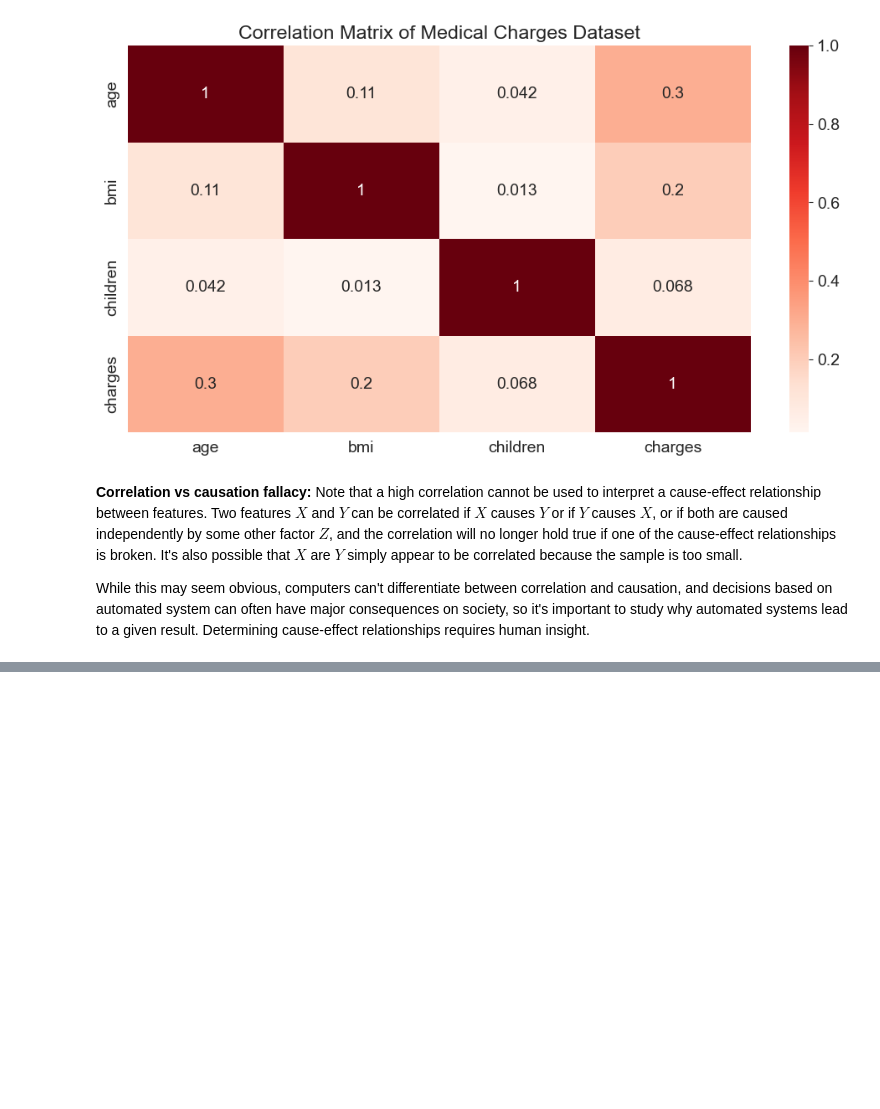
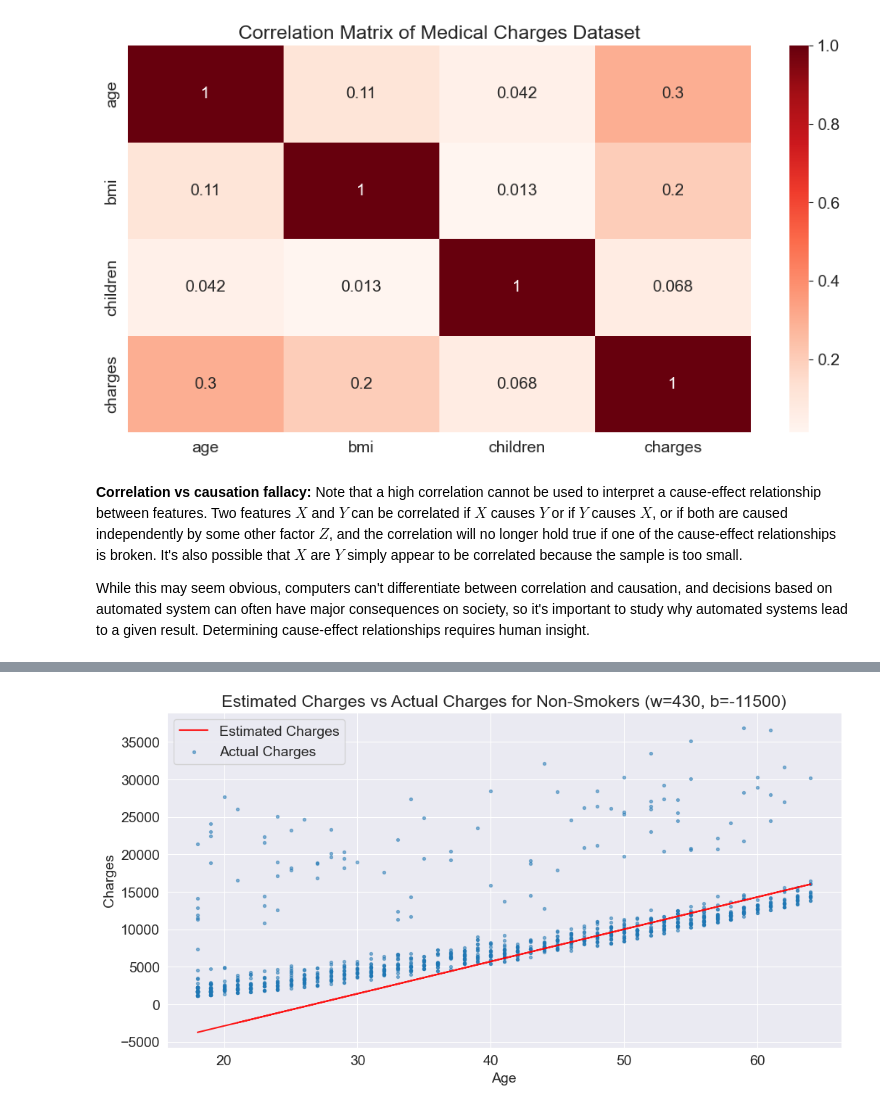
Before and after one commit to Abdllahy/annual-medical-expenditure, a Jupyter notebook: main.ipynb, the cells around one changed output, grey strips where cells are left out. Cells and saved outputs as stored; diff of their text form; code cells hidden in the pictures; blank space fills up the shorter version.

```diff
--- a/main.ipynb
+++ b/main.ipynb
@@ -328,0 +459,23 @@ While this may seem obvious, computers can't differentiate between correlation a
+# %%
+def try_parameters(w, b):
+    """
+    Plot the estimated charges against actual charges for non-smokers using given parameters w and b.
+
+    Parameters:
+    w (float): The weight (slope) of the linear regression line.
+    b (float): The bias (intercept) of the linear regression line.
+    """
+    estimated_charges = estimate_charges(ages, w, b)
+
+    plt.plot(ages, estimated_charges, 'r', alpha=0.9)
+    plt.scatter(ages, target, s=8, alpha=0.5)
+
+    plt.xlabel('Age')
+    plt.ylabel('Charges')
+    plt.title(f'Estimated Charges vs Actual Charges for Non-Smokers (w={w}, b={b})')
+    plt.legend(['Estimated Charges', 'Actual Charges'])
+    plt.show()
+# %%
+try_parameters(430, -11500)
+# %% [output]
+[figure, added]
```
Also changed, not shown: parts of 15 cells of this notebook.
